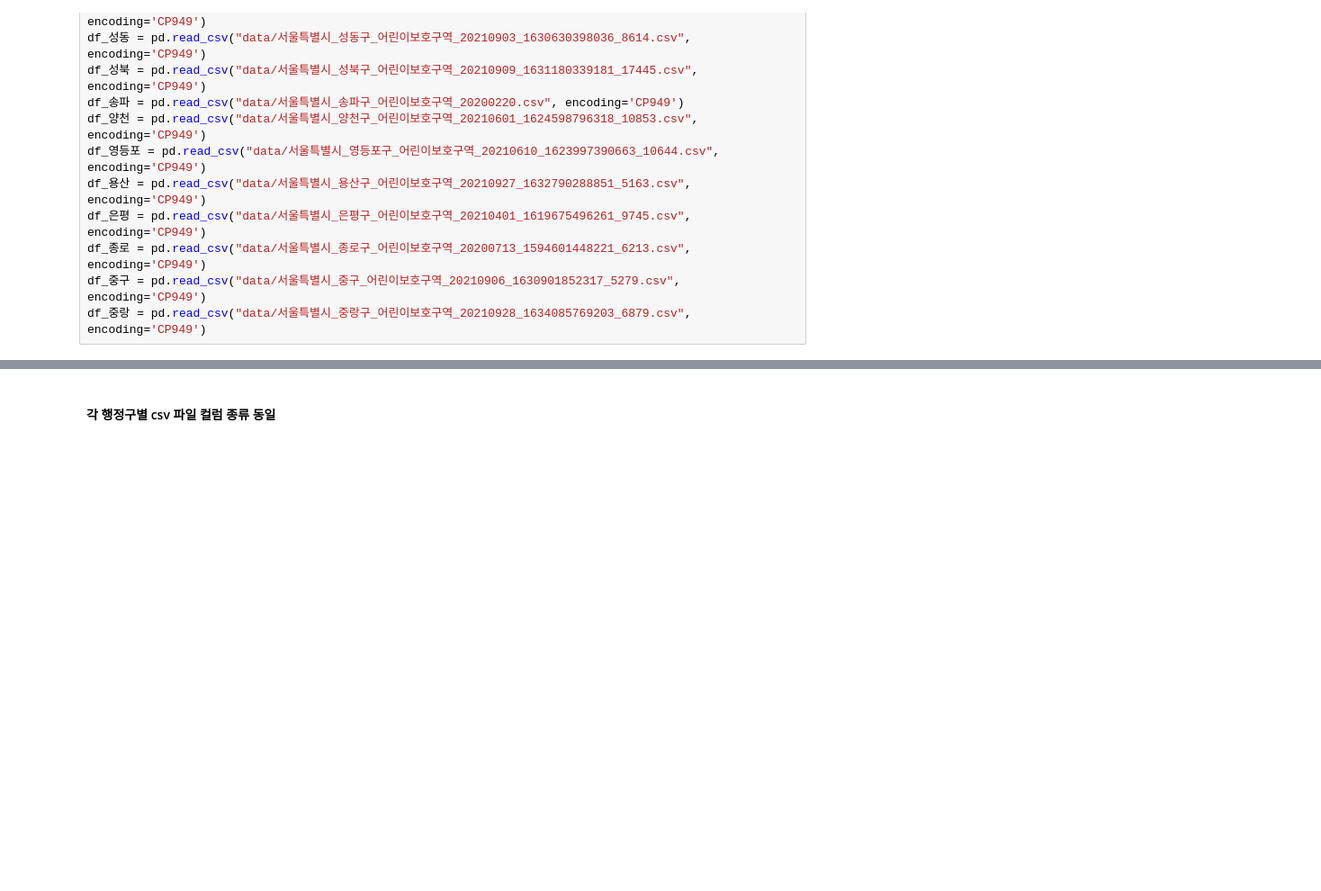
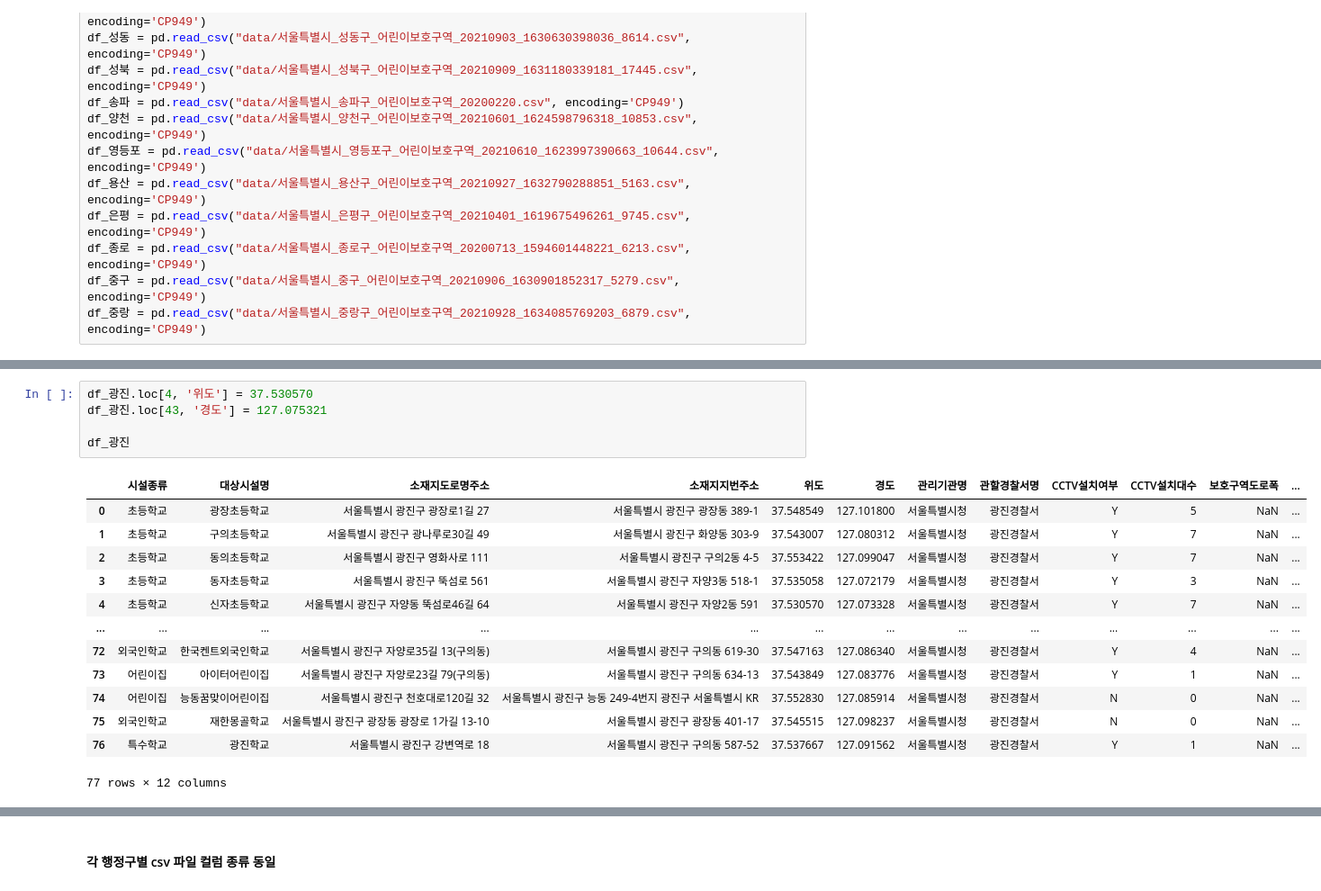
Before and after one commit to Sim-mi-gyeong/DataAnalysis, a Jupyter notebook: BigDataCampus/ChildernProtectRegion.ipynb, the cells around one changed output, grey strips where cells are left out. Shown at 90% size. Drawn from its saved outputs; the diff is of its cells as text; blank space fills up the shorter version.

```diff
--- a/BigDataCampus/ChildernProtectRegion.ipynb
+++ b/BigDataCampus/ChildernProtectRegion.ipynb
@@ -51,0 +215,19 @@ df_강남[:5]
+# %%
+df_광진.loc[4, '위도'] = 37.530570
+df_광진.loc[43, '경도'] = 127.075321
+
+df_광진
+# %% [output]
+|  | 시설종류 | 대상시설명 | 소재지도로명주소 | 소재지지번주소 | 위도 | 경도 | 관리기관명 | 관할경찰서명 | CCTV설치여부 | CCTV설치대수 | 보호구역도로폭 | ... |
+| 0 | 초등학교 | 광장초등학교 | 서울특별시 광진구 광장로1길 27 | 서울특별시 광진구 광장동 389-1 | 37.548549 | 127.101800 | 서울특별시청 | 광진경찰서 | Y | 5 | NaN | ... |
+| 1 | 초등학교 | 구의초등학교 | 서울특별시 광진구 광나루로30길 49 | 서울특별시 광진구 화양동 303-9 | 37.543007 | 127.080312 | 서울특별시청 | 광진경찰서 | Y | 7 | NaN | ... |
+| 2 | 초등학교 | 동의초등학교 | 서울특별시 광진구 영화사로 111 | 서울특별시 광진구 구의2동 4-5 | 37.553422 | 127.099047 | 서울특별시청 | 광진경찰서 | Y | 7 | NaN | ... |
+| 3 | 초등학교 | 동자초등학교 | 서울특별시 광진구 뚝섬로 561 | 서울특별시 광진구 자양3동 518-1 | 37.535058 | 127.072179 | 서울특별시청 | 광진경찰서 | Y | 3 | NaN | ... |
+| 4 | 초등학교 | 신자초등학교 | 서울특별시 광진구 자양동 뚝섬로46길 64 | 서울특별시 광진구 자양2동 591 | 37.530570 | 127.073328 | 서울특별시청 | 광진경찰서 | Y | 7 | NaN | ... |
+| ... | ... | ... | ... | ... | ... | ... | ... | ... | ... | ... | ... | ... |
+| 72 | 외국인학교 | 한국켄트외국인학교 | 서울특별시 광진구 자양로35길 13(구의동) | 서울특별시 광진구 구의동 619-30 | 37.547163 | 127.086340 | 서울특별시청 | 광진경찰서 | Y | 4 | NaN | ... |
+| 73 | 어린이집 | 아이터어린이집 | 서울특별시 광진구 자양로23길 79(구의동) | 서울특별시 광진구 구의동 634-13 | 37.543849 | 127.083776 | 서울특별시청 | 광진경찰서 | Y | 1 | NaN | ... |
+| 74 | 어린이집 | 능동꿈맞이어린이집 | 서울특별시 광진구 천호대로120길 32 | 서울특별시 광진구 능동 249-4번지 광진구 서울특별시 KR | 37.552830 | 127.085914 | 서울특별시청 | 광진경찰서 | N | 0 | NaN | ... |
+| 75 | 외국인학교 | 재한몽골학교 | 서울특별시 광진구 광장동 광장로 1가길 13-10 | 서울특별시 광진구 광장동 401-17 | 37.545515 | 127.098237 | 서울특별시청 | 광진경찰서 | N | 0 | NaN | ... |
+| 76 | 특수학교 | 광진학교 | 서울특별시 광진구 강변역로 18 | 서울특별시 광진구 구의동 587-52 | 37.537667 | 127.091562 | 서울특별시청 | 광진경찰서 | Y | 1 | NaN | ... |
+77 rows × 12 columns
```
Also changed, not shown: parts of 26 cells of this notebook.
